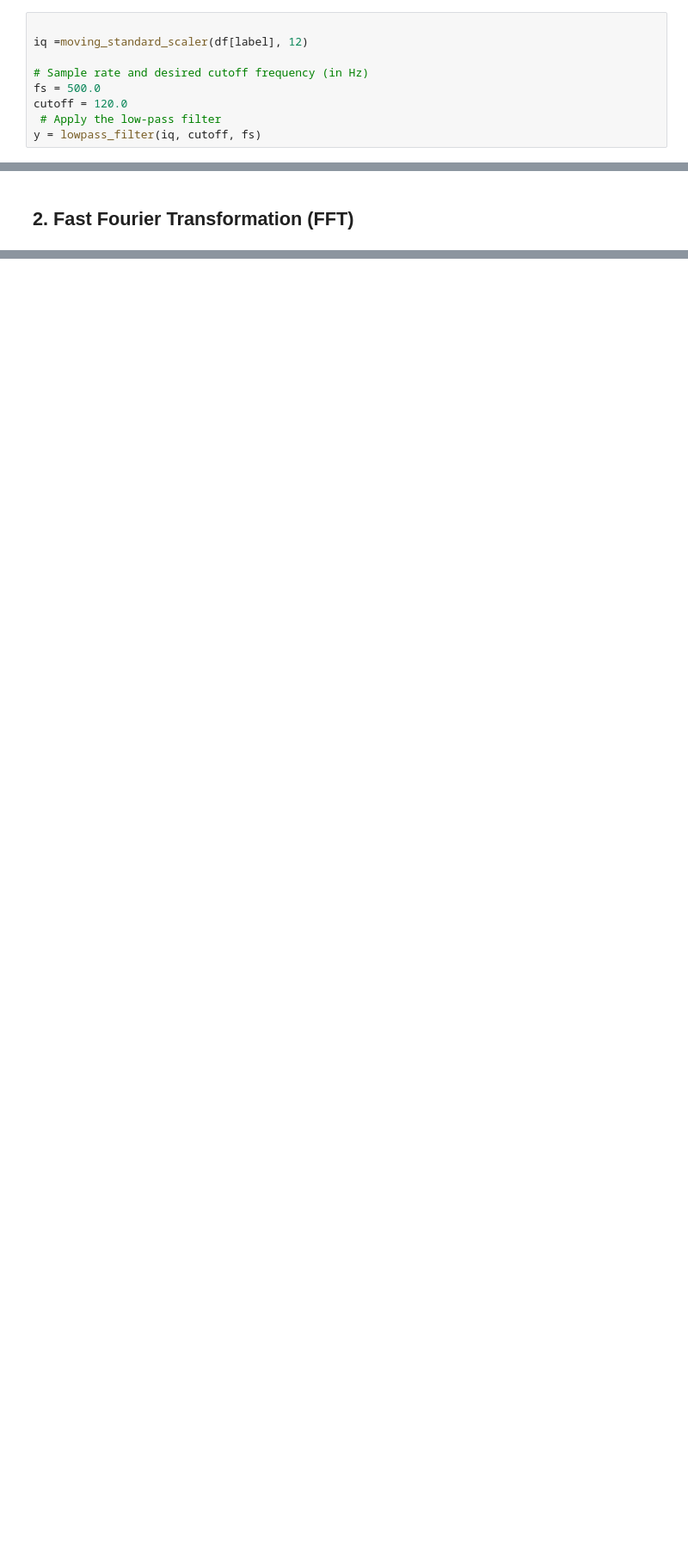
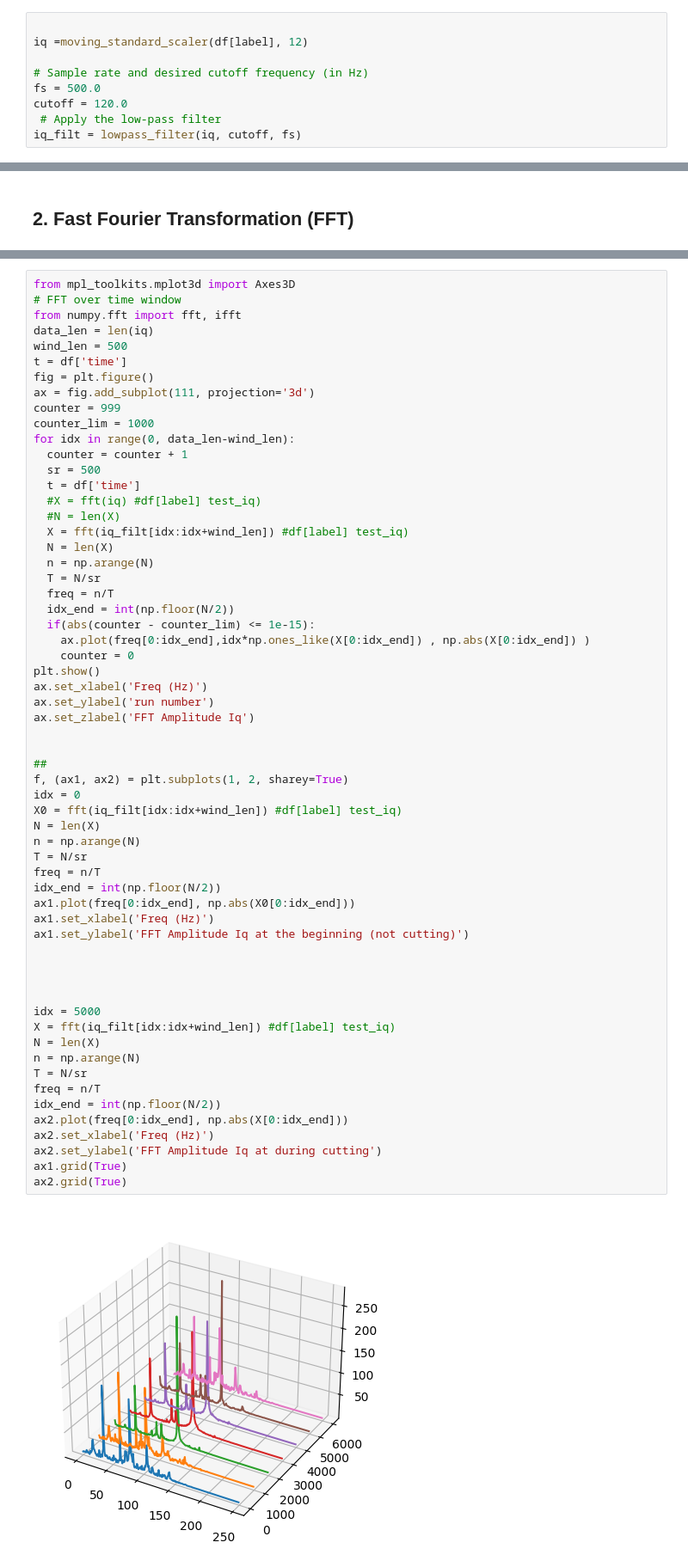
Before and after one commit to ThMRudolf/DataMining2024, a Jupyter notebook: Py/DM_01_anaysis.ipynb, the cells around one changed output, grey strips where cells are left out. Shown at 86% size. Saved outputs shown, nothing was run; the diff lists cells and outputs as text; blank space fills up the shorter version.

Commit message:
added some analysis with FFT: extract amplitud at spindle rotation and 3 times spindle rotation (number of teeths are 3) for a specific time window of 1000 samples.

```diff
--- a/Py/DM_01_anaysis.ipynb
+++ b/Py/DM_01_anaysis.ipynb
@@ -147,7 +147,7 @@ iq =moving_standard_scaler(df[label], 12)
 fs = 500.0
 cutoff = 120.0
  # Apply the low-pass filter
-y = lowpass_filter(iq, cutoff, fs)
+iq_filt = lowpass_filter(iq, cutoff, fs)
 # %%
 # time series plot before and after scaling
 
@@ -217,0 +217,62 @@ print(2108.8/60)
+# %%
+from mpl_toolkits.mplot3d import Axes3D
+# FFT over time window
+from numpy.fft import fft, ifft
+data_len = len(iq)
+wind_len = 500
+t = df['time']
+fig = plt.figure()
+ax = fig.add_subplot(111, projection='3d')
+counter = 999
+counter_lim = 1000
+for idx in range(0, data_len-wind_len):
+  counter = counter + 1
+  sr = 500
+  t = df['time']
+  #X = fft(iq) #df[label] test_iq)
+  #N = len(X)
+  X = fft(iq_filt[idx:idx+wind_len]) #df[label] test_iq)
+  N = len(X)
+  n = np.arange(N)
+  T = N/sr
+  freq = n/T
+  idx_end = int(np.floor(N/2))
+  if(abs(counter - counter_lim) <= 1e-15):
+    ax.plot(freq[0:idx_end],idx*np.ones_like(X[0:idx_end]) , np.abs(X[0:idx_end]) )
+    counter = 0
+plt.show()
+ax.set_xlabel('Freq (Hz)')
+ax.set_ylabel('run number')
+ax.set_zlabel('FFT Amplitude Iq')
+
+
+##
+f, (ax1, ax2) = plt.subplots(1, 2, sharey=True)
+idx = 0
+X0 = fft(iq_filt[idx:idx+wind_len]) #df[label] test_iq)
+N = len(X)
+n = np.arange(N)
+T = N/sr
+freq = n/T
+idx_end = int(np.floor(N/2))
+ax1.plot(freq[0:idx_end], np.abs(X0[0:idx_end]))
+ax1.set_xlabel('Freq (Hz)')
+ax1.set_ylabel('FFT Amplitude Iq at the beginning (not cutting)')
+
+
+
+
+idx = 5000
+X = fft(iq_filt[idx:idx+wind_len]) #df[label] test_iq)
+N = len(X)
+n = np.arange(N)
+T = N/sr
+freq = n/T
+idx_end = int(np.floor(N/2))
+ax2.plot(freq[0:idx_end], np.abs(X[0:idx_end]))
+ax2.set_xlabel('Freq (Hz)')
+ax2.set_ylabel('FFT Amplitude Iq at during cutting')
+ax1.grid(True)
+ax2.grid(True)
+# %% [output]
+[figure, added]
```
Also changed, not shown: parts of 8 cells of this notebook.
